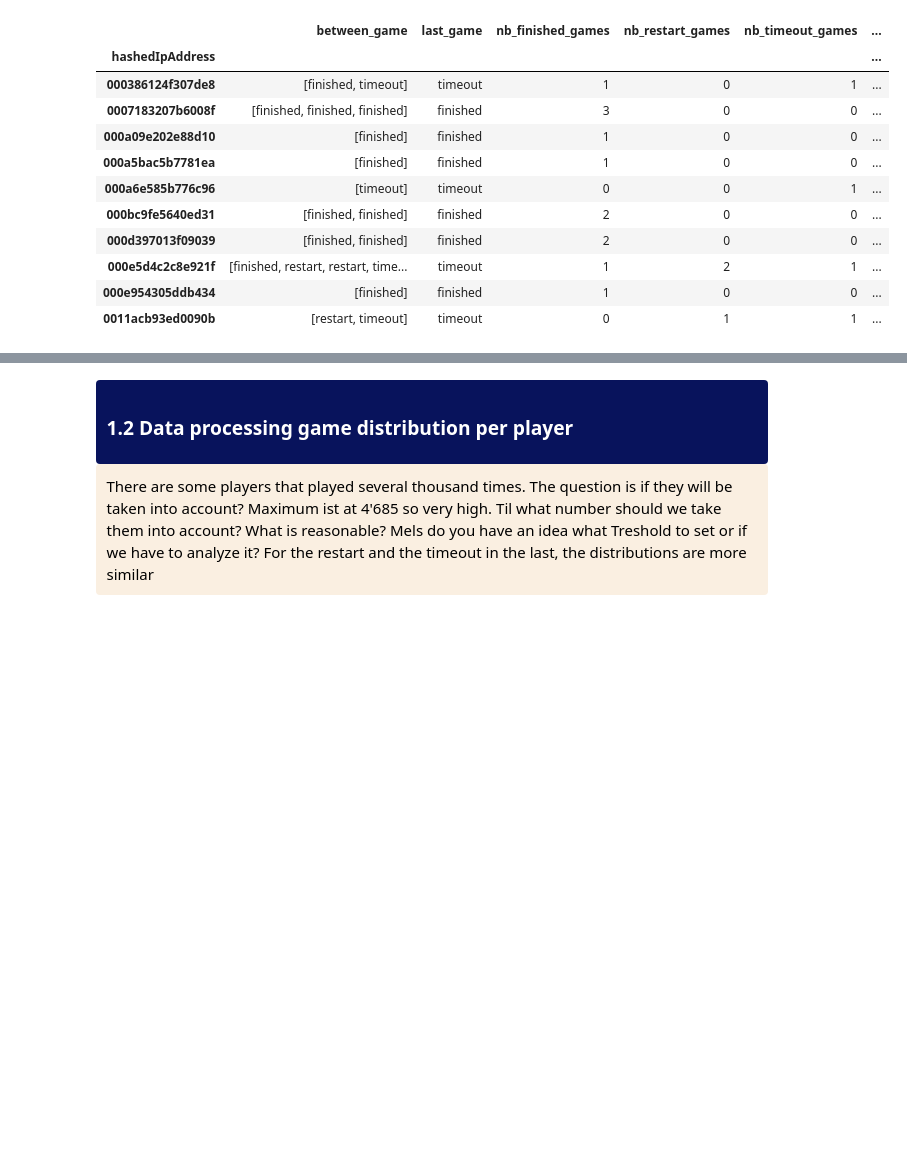
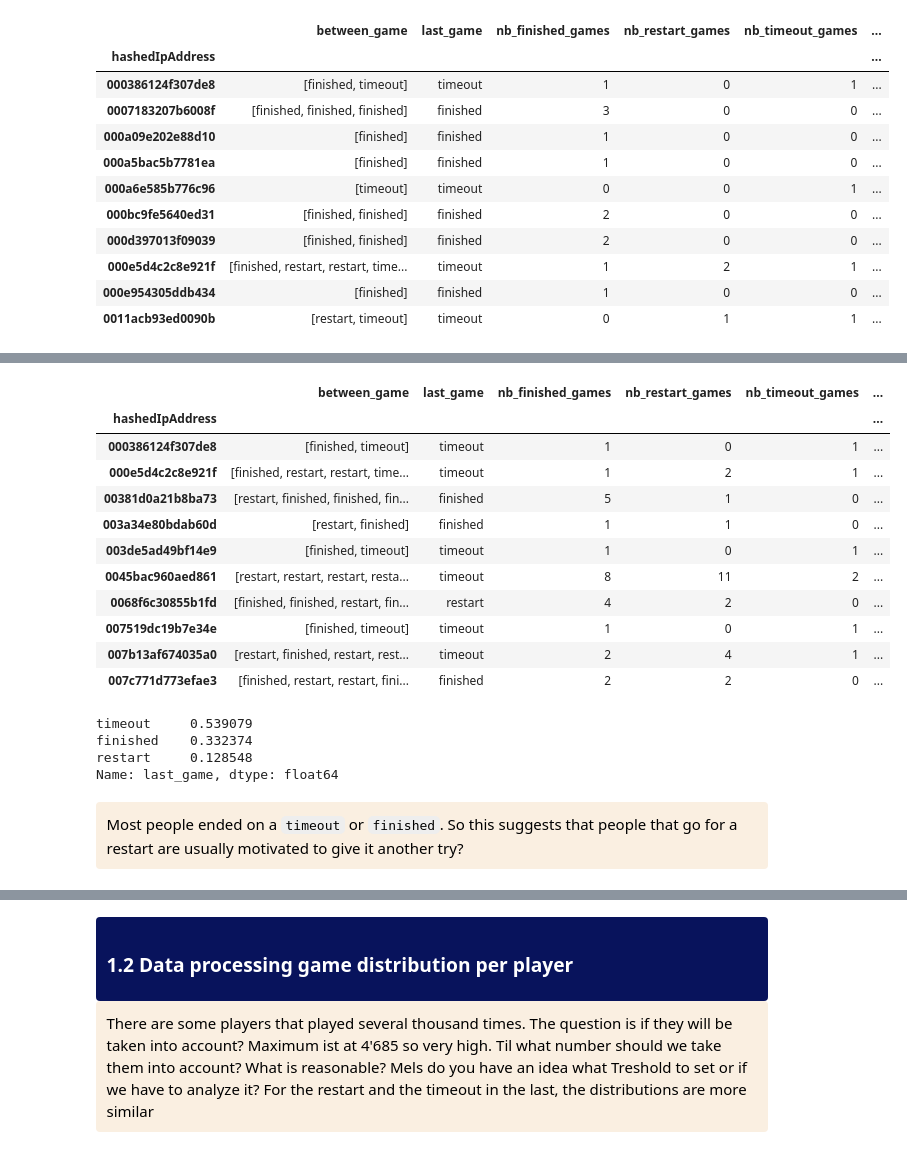
Before and after one commit to epfl-ada/ada-2022-project-7yobananaboy7, a Jupyter notebook: between_game.ipynb, the cells around one changed output, grey strips where cells are left out. Cells and saved outputs as stored; diff of their text form; code cells hidden in the pictures; blank space fills up the shorter version.

```diff
--- a/between_game.ipynb
+++ b/between_game.ipynb
@@ -188,0 +370,31 @@ players_record.head(10)
+# %%
+#Display snipped of players with within the 23% category
+partially_finished = players_record[(players_record['nb_finished_games'] != 0) & (players_record['nb_finished_games'] != players_record['nb_total_games'])]
+partially_finished.head(10)
+# %% [output]
+|  | between_game | last_game | nb_finished_games | nb_restart_games | nb_timeout_games | ... |
+| hashedIpAddress |  |  |  |  |  | ... |
+| 000386124f307de8 | [finished, timeout] | timeout | 1 | 0 | 1 | ... |
+| 000e5d4c2c8e921f | [finished, restart, restart, time... | timeout | 1 | 2 | 1 | ... |
+| 00381d0a21b8ba73 | [restart, finished, finished, fin... | finished | 5 | 1 | 0 | ... |
+| 003a34e80bdab60d | [restart, finished] | finished | 1 | 1 | 0 | ... |
+| 003de5ad49bf14e9 | [finished, timeout] | timeout | 1 | 0 | 1 | ... |
+| 0045bac960aed861 | [restart, restart, restart, resta... | timeout | 8 | 11 | 2 | ... |
+| 0068f6c30855b1fd | [finished, finished, restart, fin... | restart | 4 | 2 | 0 | ... |
+| 007519dc19b7e34e | [finished, timeout] | timeout | 1 | 0 | 1 | ... |
+| 007b13af674035a0 | [restart, finished, restart, rest... | timeout | 2 | 4 | 1 | ... |
+| 007c771d773efae3 | [finished, restart, restart, fini... | finished | 2 | 2 | 0 | ... |
+# %%
+#Let's check what type of games these players usually end on
+partially_finished['last_game'].value_counts(normalize=True)
+# %% [output]
+timeout     0.539079
+finished    0.332374
+restart     0.128548
+Name: last_game, dtype: float64
+# %% [markdown]
+<div class="1.1 explanation" style='background-color:#faefe1; border-left: solid #darkblue 4px; border-radius: 4px; padding:0.7em;'>
+    <span style="color:black">
+        Most people ended on a <code class='python'>timeout</code> or <code class='python'>finished</code>. So this suggests that people that go for a restart are usually motivated to give it another try?
+    </span>
+</div>
```
Also changed, not shown: parts of 14 cells of this notebook.
